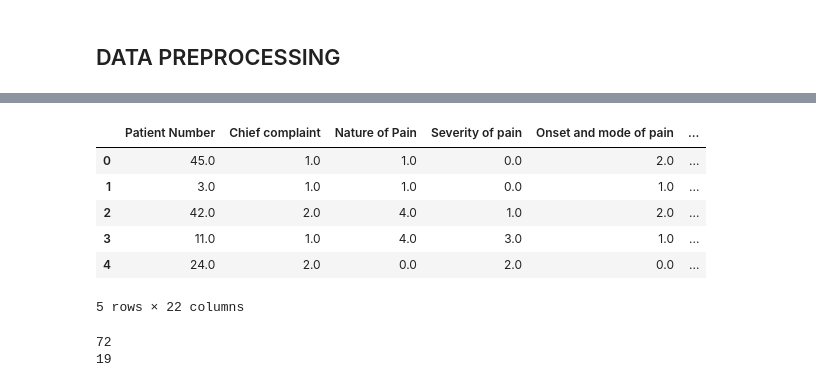
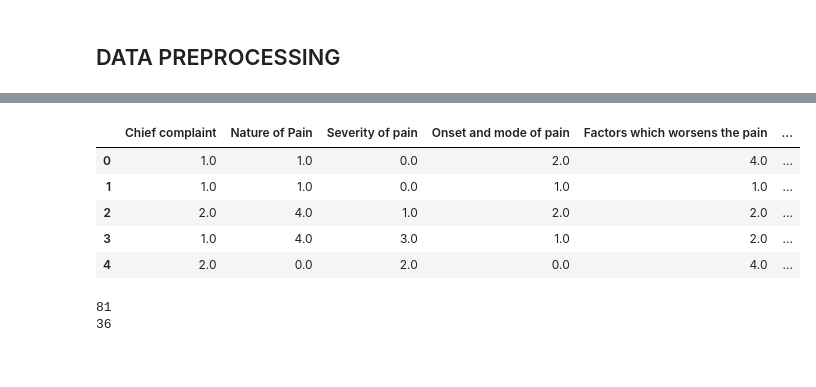
Before and after one commit to TheHuntsman4/Klepio, a Jupyter notebook: model/DentAI.ipynb, the cells around one changed output, grey strips where cells are left out. Cells and saved outputs as stored; diff of their text form; code cells hidden in the pictures.

```diff
--- a/model/DentAI.ipynb
+++ b/model/DentAI.ipynb
@@ -21,7 +21,7 @@ warnings.filterwarnings('ignore')
 ## LOAD THE DATASET
 # %%
 #load the dataset
-data = pd.read_csv('./DentalData611.csv')
-data.sample(5)
+data = pd.read_csv('./DentalData811.csv')
+data.head()
 # %% [output]
 |  | Timestamp | Patient Number | Chief complaint | Nature of Pain | Severity of pain | Onset and mode of pain | ... |
@@ -92,5 +113,6 @@ dtype: int64
 # %%
 #Dropping unnecessary fields
 data.drop('Timestamp',axis=1, inplace=True)
+data.drop('Patient Number',axis=1, inplace=True)
 data.sample(5)
 # %% [output]
@@ -103,5 +125,5 @@ data.sample(5)
 # %%
-#split the patient number into gender and age
-data['Gender'] = data['Patient Number'].str[0]
-data['Age'] = data['Patient Number'].str[1:].astype(int)
-data.sample(5)
+# #split the patient number into gender and age
+# data['Gender'] = data['Patient Number'].str[0]
+# data['Age'] = data['Patient Number'].str[1:].astype(int)
+# data.sample(5)
@@ -116,16 +130,16 @@ data.sample(5)
 # %%
 #using ordinal encoder to change the fields to numerical values
 encode=OrdinalEncoder(dtype=float)
-data_noage = data.drop('Age',axis=1)
-patient_encode=pd.DataFrame(encode.fit_transform(data_noage),columns=data_noage.columns)
-patient_encode = pd.concat([patient_encode,data['Age']],axis=1)
+# data_noage = data.drop('Age',axis=1)
+# patient_encode=pd.DataFrame(encode.fit_transform(data_noage),columns=data_noage.columns)
+patient_encode=pd.DataFrame(encode.fit_transform(data),columns=data.columns)
+# patient_encode = pd.concat([patient_encode,data['Age']],axis=1)
 patient_encode.head(5)
 # %% [output]
-|  | Patient Number | Chief complaint | Nature of Pain | Severity of pain | Onset and mode of pain | ... |
-| 0 | 45.0 | 1.0 | 1.0 | 0.0 | 2.0 | ... |
-| 1 | 3.0 | 1.0 | 1.0 | 0.0 | 1.0 | ... |
-| 2 | 42.0 | 2.0 | 4.0 | 1.0 | 2.0 | ... |
-| 3 | 11.0 | 1.0 | 4.0 | 3.0 | 1.0 | ... |
-| 4 | 24.0 | 2.0 | 0.0 | 2.0 | 0.0 | ... |
+|  | Chief complaint | Nature of Pain | Severity of pain | Onset and mode of pain | Factors which worsens the pain | ... |
+| 0 | 1.0 | 1.0 | 0.0 | 2.0 | 4.0 | ... |
+| 1 | 1.0 | 1.0 | 0.0 | 1.0 | 1.0 | ... |
+| 2 | 2.0 | 4.0 | 1.0 | 2.0 | 2.0 | ... |
+| 3 | 1.0 | 4.0 | 3.0 | 1.0 | 2.0 | ... |
+| 4 | 2.0 | 0.0 | 2.0 | 0.0 | 4.0 | ... |
-5 rows × 22 columns
 # %%
@@ -133,10 +147,10 @@ patient_encode.to_csv('./DentalData611_encoded.csv',index=False)
 # %%
-train,test=train_test_split(patient_encode,test_size=0.2, random_state=42)
+train,test=train_test_split(patient_encode,test_size=0.3, random_state=42)
 print(len(train))
 print(len(test))
 # %% [output]
-72
-19
+81
+36
 # %%
 from sklearn.ensemble import RandomForestClassifier
 from sklearn.tree import DecisionTreeClassifier
```
Also changed, not shown: parts of 10 cells of this notebook.
